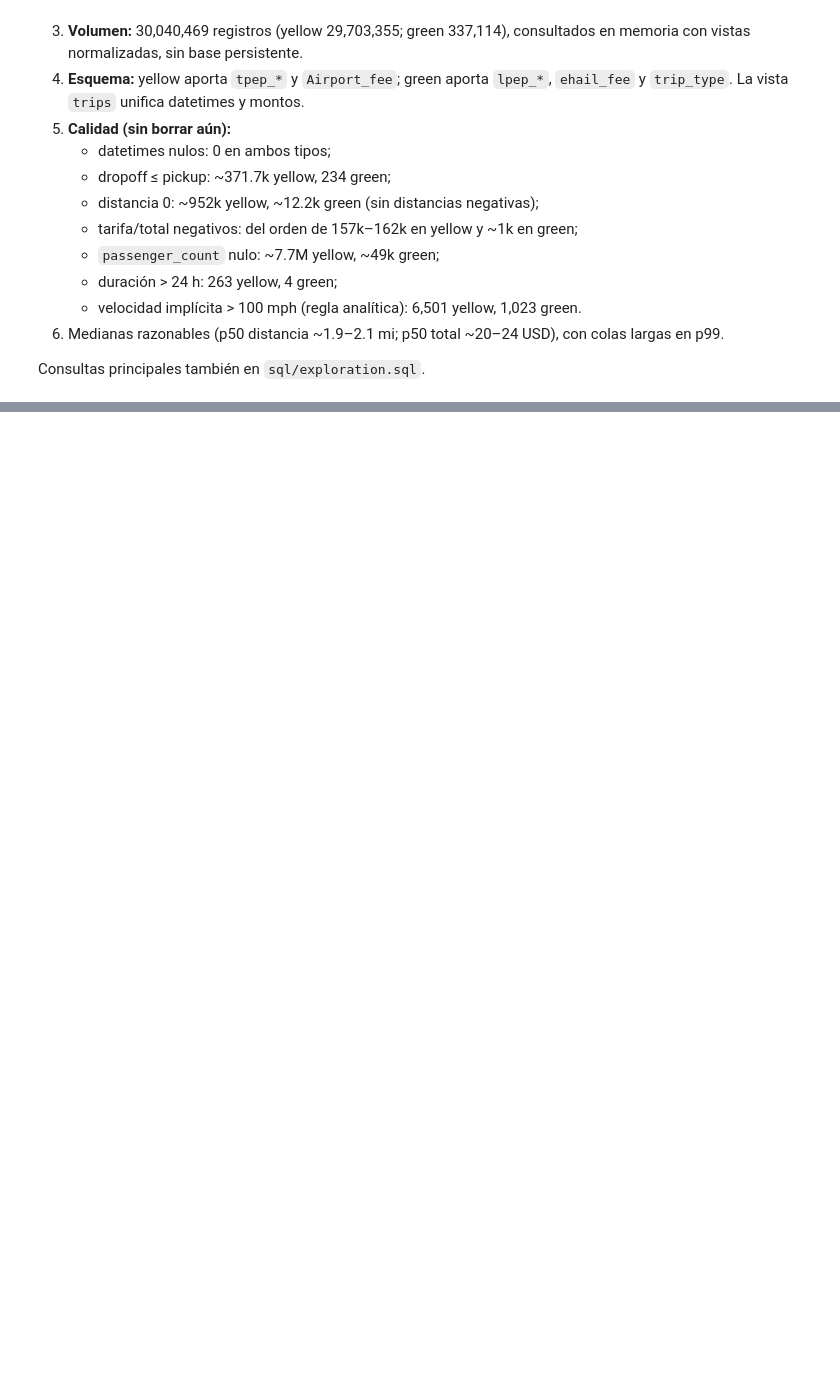
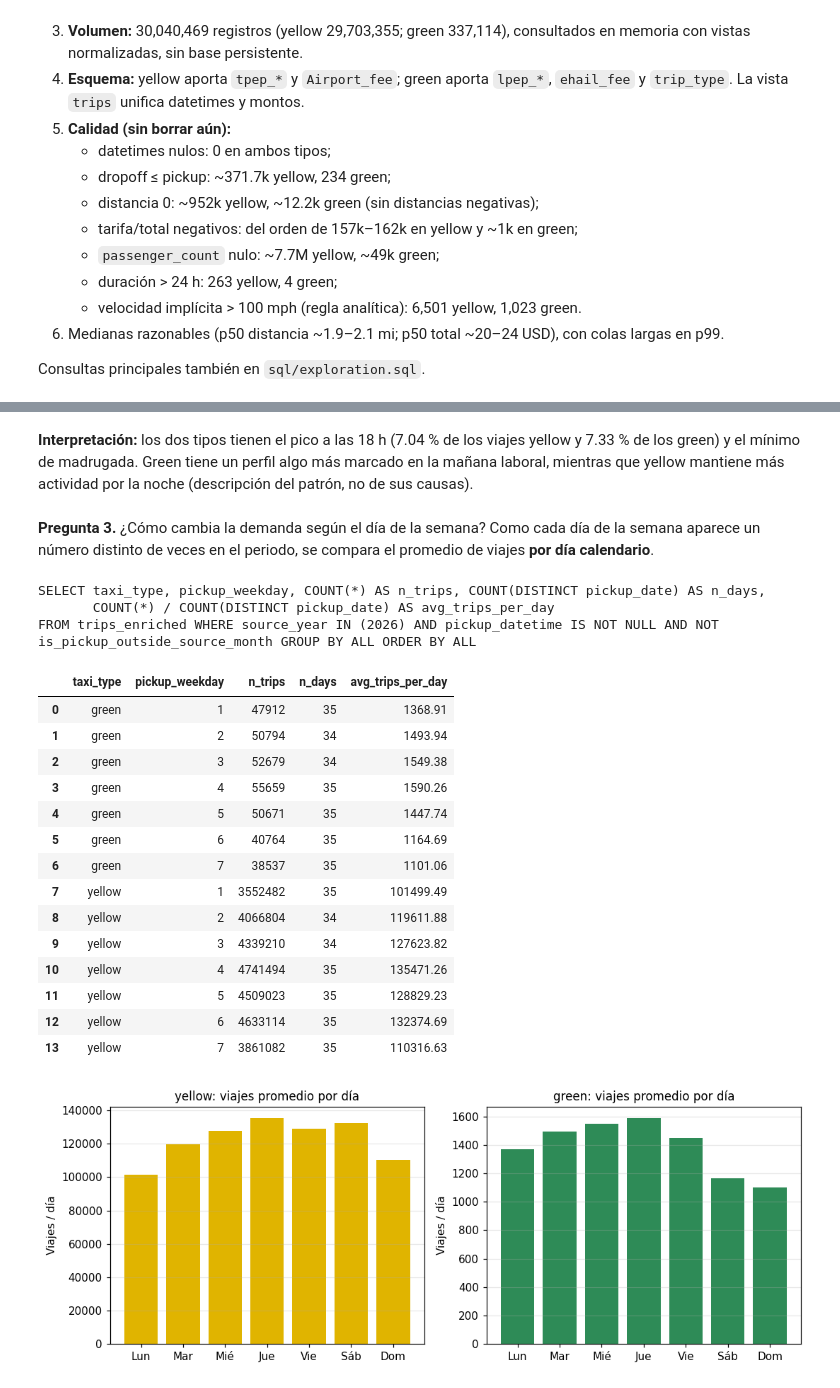
Before and after one commit to Cisco890/lab8_datascience, a Jupyter notebook: notebooks/lab8_duckdb.ipynb, the cells around one changed output, grey strips where cells are left out. Saved outputs shown, nothing was run; the diff lists cells and outputs as text; code cells hidden in the pictures; blank space fills up the shorter version.

```diff
--- a/notebooks/lab8_duckdb.ipynb
+++ b/notebooks/lab8_duckdb.ipynb
@@ -670,0 +858,29 @@ Consultas principales también en `sql/exploration.sql`.
+# %% [markdown]
+**Interpretación:** los dos tipos tienen el pico a las 18 h (7.04 % de los viajes yellow y 7.33 % de los green) y el mínimo de madrugada. Green tiene un perfil algo más marcado en la mañana laboral, mientras que yellow mantiene más actividad por la noche (descripción del patrón, no de sus causas).
+# %% [markdown]
+**Pregunta 3.** ¿Cómo cambia la demanda según el día de la semana? Como cada día de la semana aparece un
+número distinto de veces en el periodo, se compara el promedio de viajes **por día calendario**.
+# %%
+mostrar("demanda_dia_semana")
+ep.plot_demanda_dia(res["demanda_dia_semana"])
+plt.show()
+# %% [output]
+SELECT taxi_type, pickup_weekday, COUNT(*) AS n_trips, COUNT(DISTINCT pickup_date) AS n_days,
+       COUNT(*) / COUNT(DISTINCT pickup_date) AS avg_trips_per_day
+FROM trips_enriched WHERE source_year IN (2026) AND pickup_datetime IS NOT NULL AND NOT is_pickup_outside_source_month GROUP BY ALL ORDER BY ALL
+|  | taxi_type | pickup_weekday | n_trips | n_days | avg_trips_per_day |
+| 0 | green | 1 | 47912 | 35 | 1368.91 |
+| 1 | green | 2 | 50794 | 34 | 1493.94 |
+| 2 | green | 3 | 52679 | 34 | 1549.38 |
+| 3 | green | 4 | 55659 | 35 | 1590.26 |
+| 4 | green | 5 | 50671 | 35 | 1447.74 |
+| 5 | green | 6 | 40764 | 35 | 1164.69 |
+| 6 | green | 7 | 38537 | 35 | 1101.06 |
+| 7 | yellow | 1 | 3552482 | 35 | 101499.49 |
+| 8 | yellow | 2 | 4066804 | 34 | 119611.88 |
+| 9 | yellow | 3 | 4339210 | 34 | 127623.82 |
+| 10 | yellow | 4 | 4741494 | 35 | 135471.26 |
+| 11 | yellow | 5 | 4509023 | 35 | 128829.23 |
+| 12 | yellow | 6 | 4633114 | 35 | 132374.69 |
+| 13 | yellow | 7 | 3861082 | 35 | 110316.63 |
+[figure, added]
```
Also changed, not shown: parts of 116 cells of this notebook, 17 other files.
